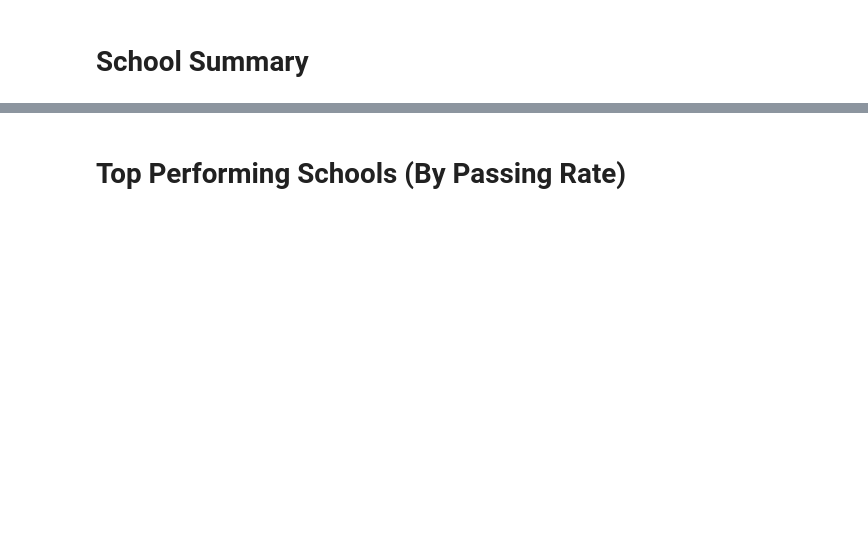
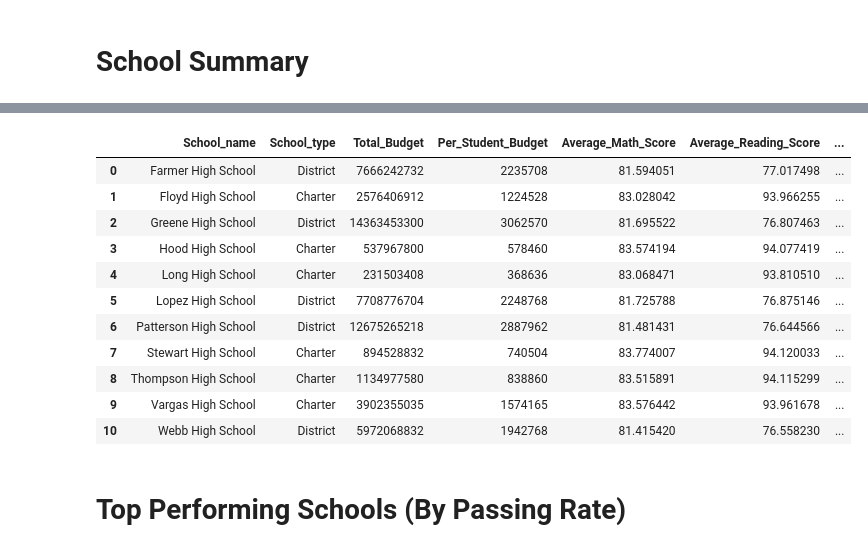
Before and after one commit to david880110/High-School-Academic-Performance-Analysis, a Jupyter notebook: query.ipynb, the cells around one changed output, grey strips where cells are left out. Cells and saved outputs as stored; diff of their text form; code cells hidden in the pictures; blank space fills up the shorter version.

```diff
--- a/query.ipynb
+++ b/query.ipynb
@@ -150,2 +161,68 @@ school_summary
+# %%
+# Read sqlite query results into a pandas DataFrame
+school_summary = pd.read_sql_query("""
+
+SELECT
+c.School_name,
+c.School_type,
+c.Total_Budget,
+c.Per_Student_Budget,
+c.Average_Math_Score,
+c.Average_Reading_Score,
+c.Average_Overall_Score,
+(pass_count*100 / all_count) ||'%' as Overall_Passing_Rate
+
+from
+
+(SELECT count(b.student_name) as all_count,
+a.School_name,
+type as School_type,
+sum(budget) as Total_Budget,
+sum(budget)/count(student_id) as Per_Student_Budget,
+avg(math_score) as Average_Math_Score,
+avg(reading_score) as Average_Reading_Score,
+(avg(math_score) + avg(reading_score))/2 as Average_Overall_Score
+
+FROM schools_table a
+inner join  students_table b
+on a.school_name = b.school_name
+
+group by a.School_name) c
+
+join
+
+(SELECT count(b.student_name) as pass_count,
+a.School_name
+
+FROM schools_table a
+inner join  students_table b
+on a.school_name = b.school_name
+
+where reading_score > 70
+and math_score > 70
+
+group by a.School_name
+order by a.School_name) d
+
+using (School_name)
+group by School_name
+;
+
+""",conn)
+
+school_summary
+# %% [output]
+|  | School_name | School_type | Total_Budget | Per_Student_Budget | Average_Math_Score | Average_Reading_Score | ... |
+| 0 | Farmer High School | District | 7666242732 | 2235708 | 81.594051 | 77.017498 | ... |
+| 1 | Floyd High School | Charter | 2576406912 | 1224528 | 83.028042 | 93.966255 | ... |
+| 2 | Greene High School | District | 14363453300 | 3062570 | 81.695522 | 76.807463 | ... |
+| 3 | Hood High School | Charter | 537967800 | 578460 | 83.574194 | 94.077419 | ... |
+| 4 | Long High School | Charter | 231503408 | 368636 | 83.068471 | 93.810510 | ... |
+| 5 | Lopez High School | District | 7708776704 | 2248768 | 81.725788 | 76.875146 | ... |
+| 6 | Patterson High School | District | 12675265218 | 2887962 | 81.481431 | 76.644566 | ... |
+| 7 | Stewart High School | Charter | 894528832 | 740504 | 83.774007 | 94.120033 | ... |
+| 8 | Thompson High School | Charter | 1134977580 | 838860 | 83.515891 | 94.115299 | ... |
+| 9 | Vargas High School | Charter | 3902355035 | 1574165 | 83.576442 | 93.961678 | ... |
+| 10 | Webb High School | District | 5972068832 | 1942768 | 81.415420 | 76.558230 | ... |
 # %% [markdown]
 # Top Performing Schools (By Passing Rate)
```
Also changed, not shown: parts of 7 cells of this notebook.
